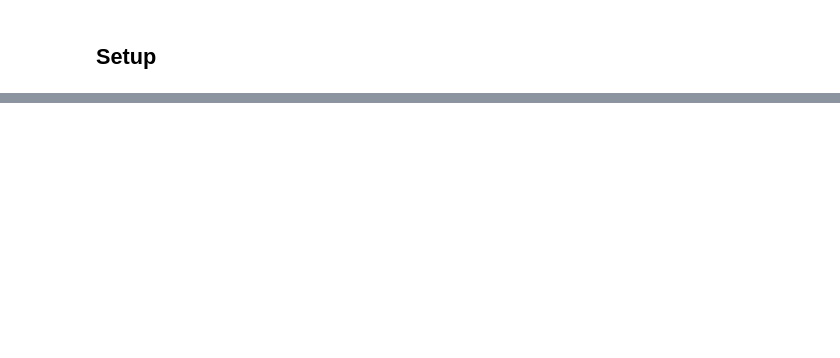
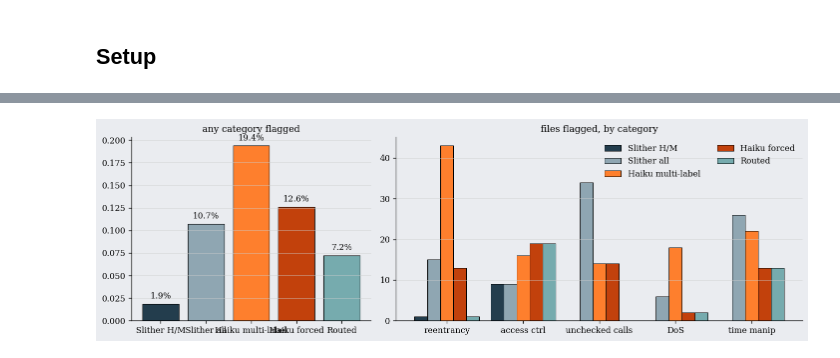
Before and after one commit to MohamedKhalidmk/AuditMind, a Jupyter notebook: notebooks/03_analysis.ipynb, the cells around one changed output, grey strips where cells are left out. Drawn from its saved outputs; the diff is of its cells as text; code cells hidden in the pictures; blank space fills up the shorter version.

```diff
--- a/notebooks/03_analysis.ipynb
+++ b/notebooks/03_analysis.ipynb
@@ -647,0 +191,23 @@ Slither-failure exclusions. Nothing in Stage 3 re-triggers a scan or an API call
+# %%
+fig, axes = plt.subplots(1, 2, figsize=(12, 3.8),
+                         gridspec_kw={"width_ratios": [1, 1.7]})
+
+n_clean = S["clean_fp"]["haiku"]["n_clean"]
+rates = [S["clean_fp"][a]["any"] / n_clean for a in ARMS]
+axes[0].bar([LABEL[a] for a in ARMS], rates,
+            color=[COLOR[a] for a in ARMS], edgecolor=T["ink"], linewidth=.7)
+for i, v in enumerate(rates):
+    axes[0].text(i, v + .006, f"{v:.1%}", ha="center", fontsize=10, color=T["ink"])
+axes[0].set_title("any category flagged", fontsize=11); bare(axes[0])
+
+x = np.arange(len(CATS)); w = .17
+for k, a in enumerate(ARMS):
+    v = [S["clean_fp"][a]["per_category"][c] for c in CATS]
+    axes[1].bar(x + (k-2)*w, v, w, label=LABEL[a],
+                color=COLOR[a], edgecolor=T["ink"], linewidth=.6)
+axes[1].set_xticks(x); axes[1].set_xticklabels([SHORT[c] for c in CATS])
+axes[1].set_title("files flagged, by category", fontsize=11)
+axes[1].legend(frameon=False, ncol=2); bare(axes[1])
+plt.tight_layout(); plt.show()
+# %% [output]
+[figure, added]
```
Also changed, not shown: parts of 72 cells of this notebook, 7 other files.
